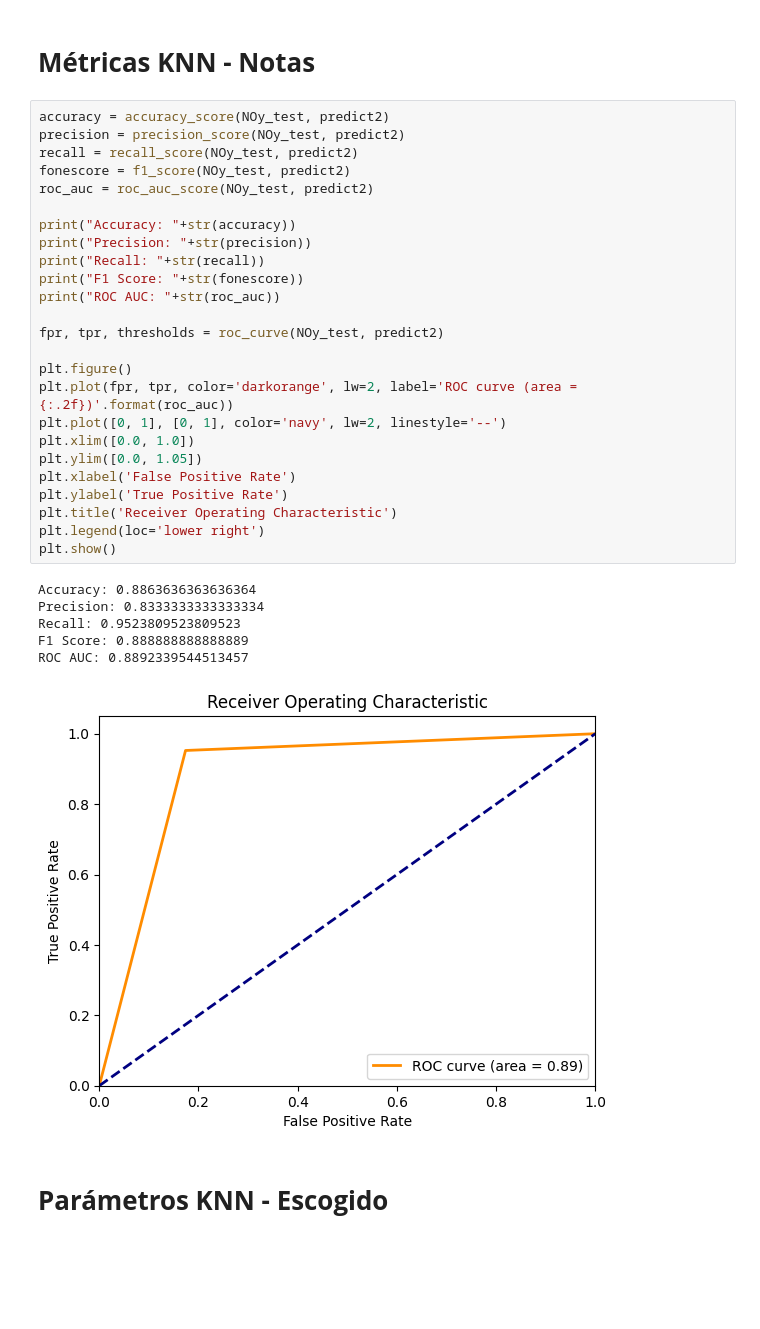
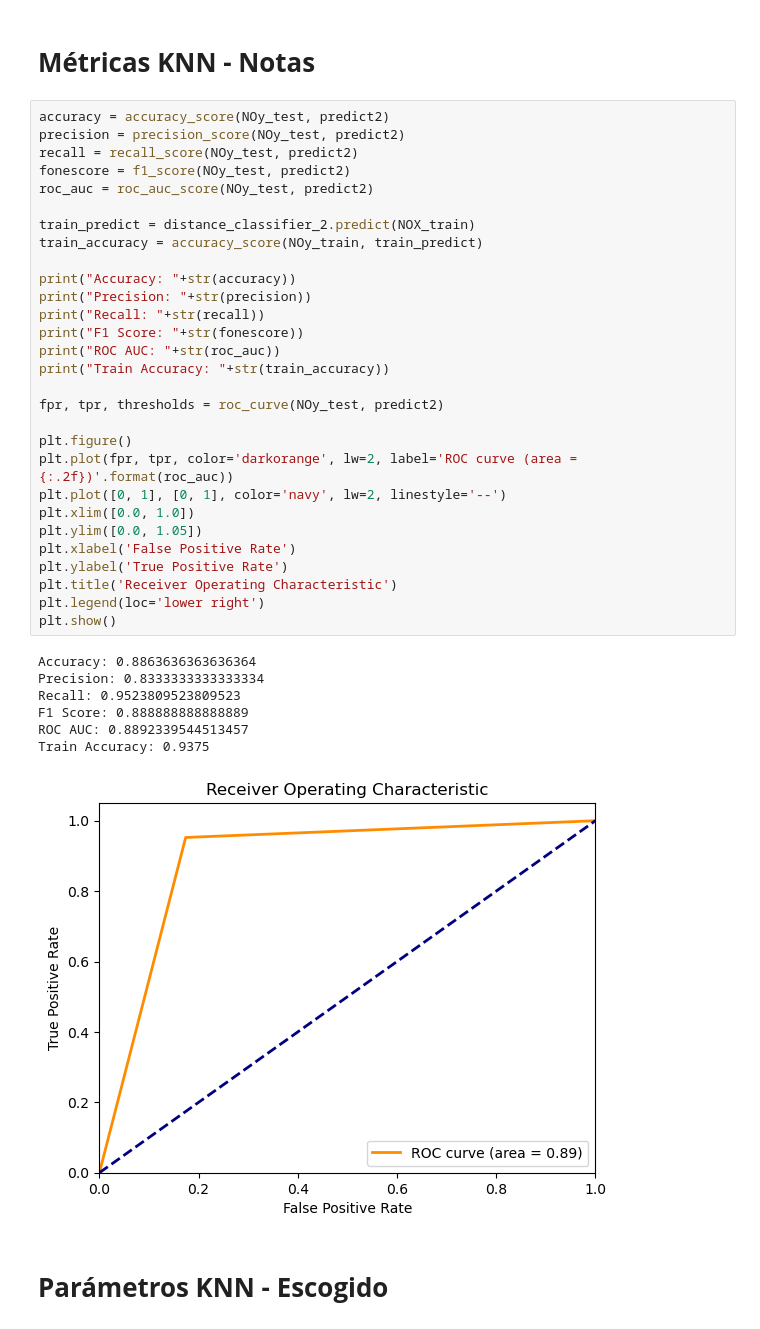
Before and after one commit to cuadriante/P1_Patrones, a Jupyter notebook: main_project.ipynb, the cells around one changed output. Saved outputs shown, nothing was run; the diff lists cells and outputs as text; blank space fills up the shorter version.

Commit message:
Update Train Acc
Se agrega metrica de train accuracy a modelos.

```diff
--- a/main_project.ipynb
+++ b/main_project.ipynb
@@ -580,34 +580,39 @@ print(accuracy_score(NOy_test, predict6))
 accuracy = accuracy_score(NOy_test, predict2)
 precision = precision_score(NOy_test, predict2)
 recall = recall_score(NOy_test, predict2)
 fonescore = f1_score(NOy_test, predict2)
 roc_auc = roc_auc_score(NOy_test, predict2)
 
+train_predict = distance_classifier_2.predict(NOX_train)
+train_accuracy = accuracy_score(NOy_train, train_predict)
+
 print("Accuracy: "+str(accuracy))
 print("Precision: "+str(precision))
 print("Recall: "+str(recall))
 print("F1 Score: "+str(fonescore))
 print("ROC AUC: "+str(roc_auc))
+print("Train Accuracy: "+str(train_accuracy))
 
 fpr, tpr, thresholds = roc_curve(NOy_test, predict2)
 
 plt.figure()
 plt.plot(fpr, tpr, color='darkorange', lw=2, label='ROC curve (area = {:.2f})'.format(roc_auc))
 plt.plot([0, 1], [0, 1], color='navy', lw=2, linestyle='--')
 plt.xlim([0.0, 1.0])
 plt.ylim([0.0, 1.05])
 plt.xlabel('False Positive Rate')
 plt.ylabel('True Positive Rate')
 plt.title('Receiver Operating Characteristic')
 plt.legend(loc='lower right')
 plt.show()
 # %% [output]
 Accuracy: 0.8863636363636364
 Precision: 0.8333333333333334
 Recall: 0.9523809523809523
 F1 Score: 0.888888888888889
 ROC AUC: 0.8892339544513457
+Train Accuracy: 0.9375
-[figure, old version]
+[figure, new version]
 # %% [markdown]
 # **Parámetros KNN - Escogido**
 # %%
```
Also changed, not shown: parts of 10 cells of this notebook.
